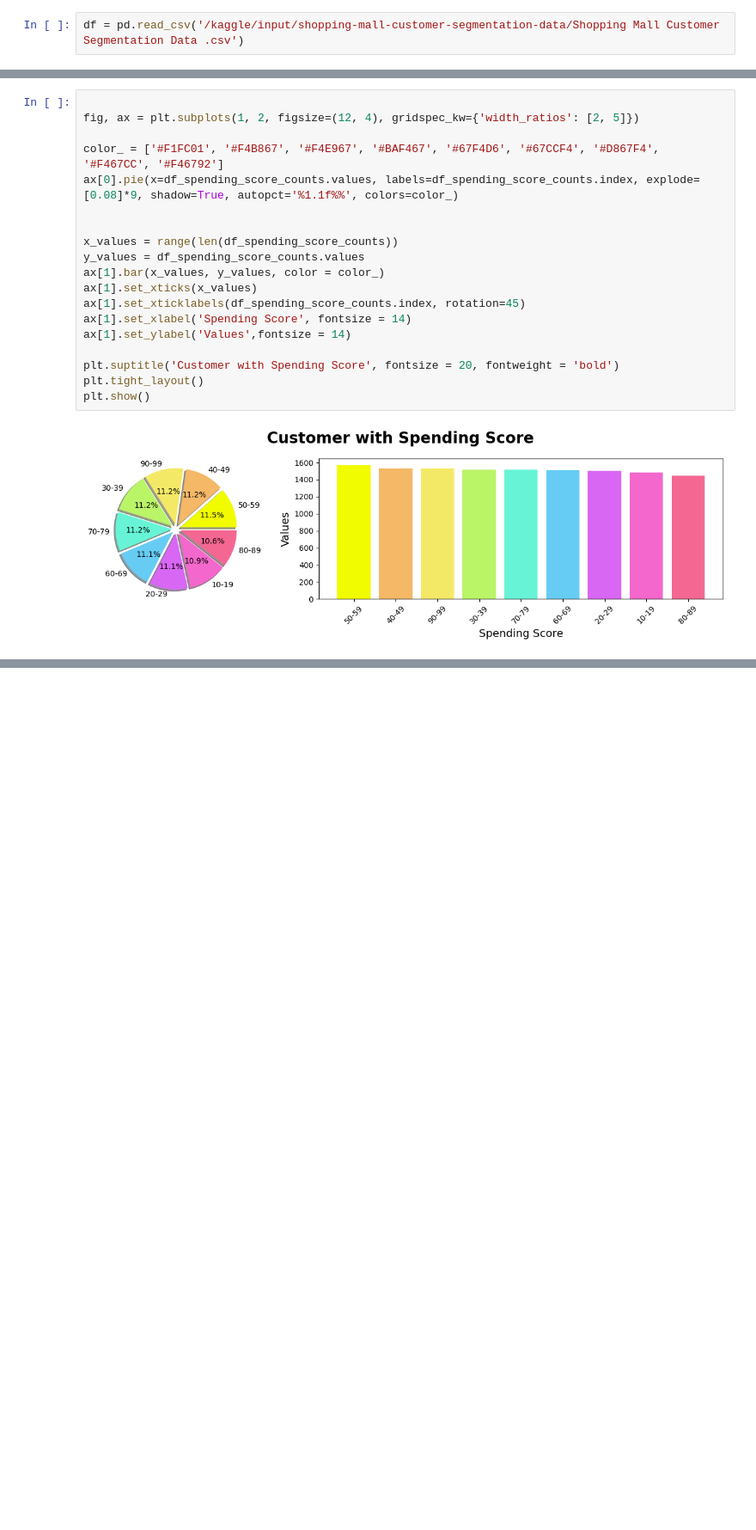
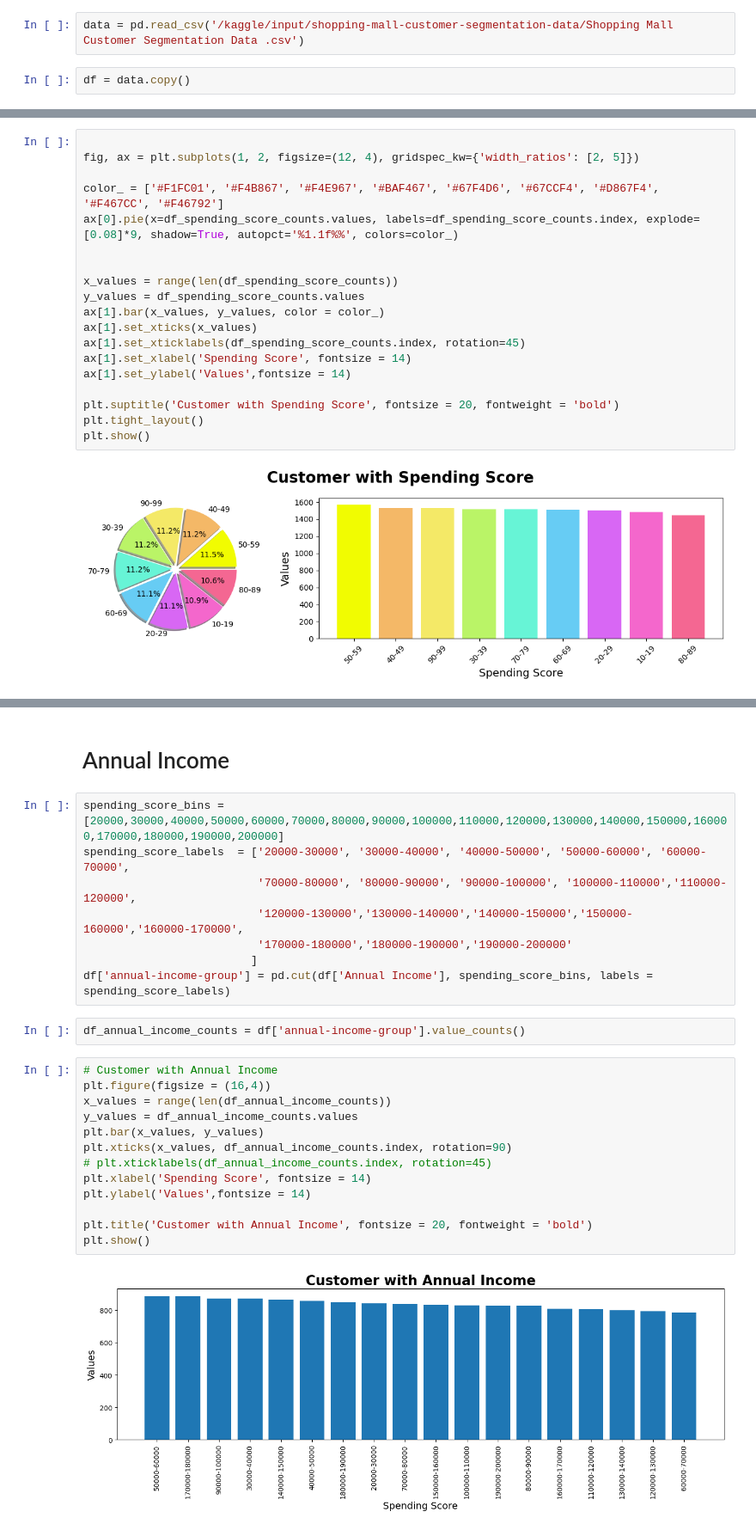
Before and after one commit to adityashakya836/pandas, a Jupyter notebook: shopping-mall-customer-segmentation.ipynb, the cells around one changed output, grey strips where cells are left out. Shown: that part at 86% size. Saved outputs shown, nothing was run; the diff lists cells and outputs as text; blank space fills up the shorter version.

Commit message:
Kaggle Notebook | Shopping Mall Customer Segmentation | Version 2

```diff
--- a/shopping-mall-customer-segmentation.ipynb
+++ b/shopping-mall-customer-segmentation.ipynb
@@ -4,7 +4,9 @@ import numpy as np
 import matplotlib.pyplot as plt
 import seaborn as sns
 # %%
-df = pd.read_csv('/kaggle/input/shopping-mall-customer-segmentation-data/Shopping Mall Customer Segmentation Data .csv')
+data = pd.read_csv('/kaggle/input/shopping-mall-customer-segmentation-data/Shopping Mall Customer Segmentation Data .csv')
+# %%
+df = data.copy()
 # %%
 df.head()
 # %% [output]
@@ -111,0 +123,27 @@ plt.show()
+# %% [markdown]
+# Annual Income
+# %%
+spending_score_bins = [20000,30000,40000,50000,60000,70000,80000,90000,100000,110000,120000,130000,140000,150000,160000,170000,180000,190000,200000]
+spending_score_labels  = ['20000-30000', '30000-40000', '40000-50000', '50000-60000', '60000-70000',
+                          '70000-80000', '80000-90000', '90000-100000', '100000-110000','110000-120000',
+                          '120000-130000','130000-140000','140000-150000','150000-160000','160000-170000',
+                          '170000-180000','180000-190000','190000-200000'
+                         ]
+df['annual-income-group'] = pd.cut(df['Annual Income'], spending_score_bins, labels = spending_score_labels)
+# %%
+df_annual_income_counts = df['annual-income-group'].value_counts()
+# %%
+# Customer with Annual Income
+plt.figure(figsize = (16,4))
+x_values = range(len(df_annual_income_counts))
+y_values = df_annual_income_counts.values
+plt.bar(x_values, y_values)
+plt.xticks(x_values, df_annual_income_counts.index, rotation=90)
+# plt.xticklabels(df_annual_income_counts.index, rotation=45)
+plt.xlabel('Spending Score', fontsize = 14)
+plt.ylabel('Values',fontsize = 14)
+
+plt.title('Customer with Annual Income', fontsize = 20, fontweight = 'bold')
+plt.show()
+# %% [output]
+[figure, added]
```
Also changed, not shown: parts of 2 cells of this notebook.
